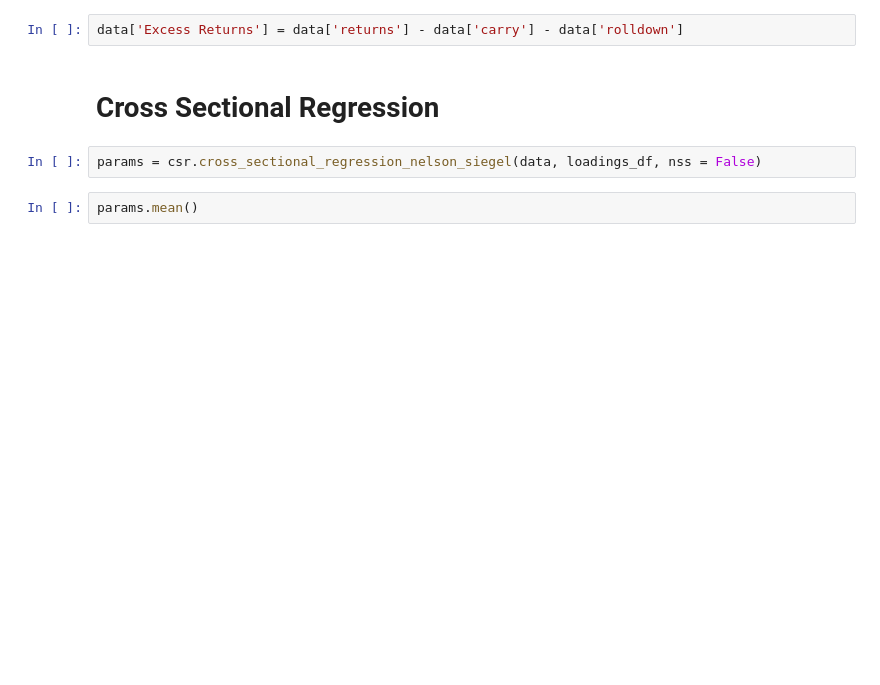
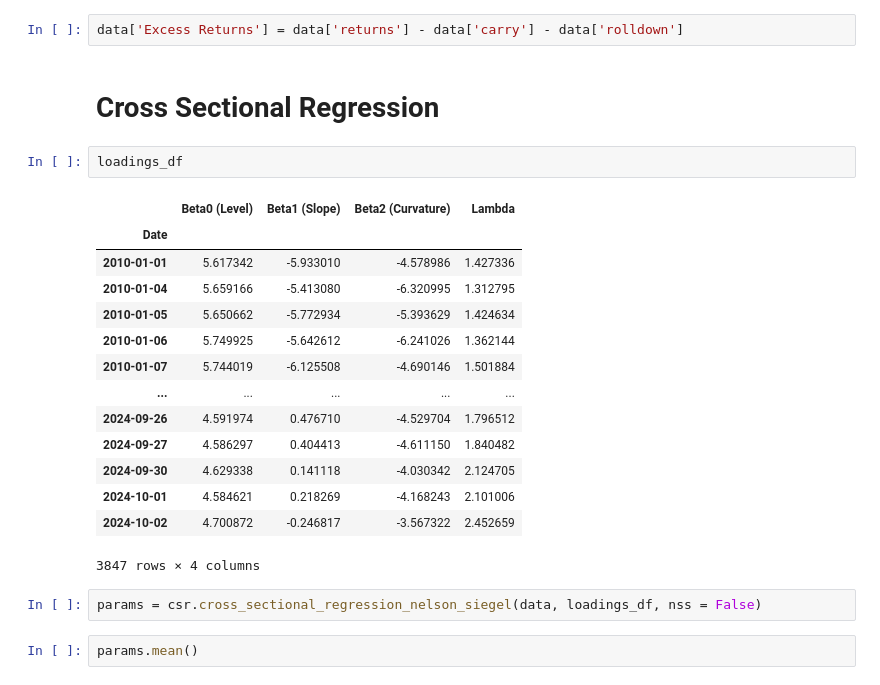
Before and after one commit to vittoriomanfriani/Fundamental-Factor-Model-for-Rates, a Jupyter notebook: project.ipynb, the cells around one changed output. Drawn from its saved outputs; the diff is of its cells as text; blank space fills up the shorter version.

```diff
--- a/project.ipynb
+++ b/project.ipynb
@@ -93,6 +93,23 @@ data = rd.compute_rolldown(data)
 data['Excess Returns'] = data['returns'] - data['carry'] - data['rolldown']
 # %% [markdown]
 # Cross Sectional Regression
+# %%
+loadings_df
+# %% [output]
+|  | Beta0 (Level) | Beta1 (Slope) | Beta2 (Curvature) | Lambda |
+| Date |  |  |  |  |
+| 2010-01-01 | 5.617342 | -5.933010 | -4.578986 | 1.427336 |
+| 2010-01-04 | 5.659166 | -5.413080 | -6.320995 | 1.312795 |
+| 2010-01-05 | 5.650662 | -5.772934 | -5.393629 | 1.424634 |
+| 2010-01-06 | 5.749925 | -5.642612 | -6.241026 | 1.362144 |
+| 2010-01-07 | 5.744019 | -6.125508 | -4.690146 | 1.501884 |
+| ... | ... | ... | ... | ... |
+| 2024-09-26 | 4.591974 | 0.476710 | -4.529704 | 1.796512 |
+| 2024-09-27 | 4.586297 | 0.404413 | -4.611150 | 1.840482 |
+| 2024-09-30 | 4.629338 | 0.141118 | -4.030342 | 2.124705 |
+| 2024-10-01 | 4.584621 | 0.218269 | -4.168243 | 2.101006 |
+| 2024-10-02 | 4.700872 | -0.246817 | -3.567322 | 2.452659 |
+3847 rows × 4 columns
 # %%
 params = csr.cross_sectional_regression_nelson_siegel(data, loadings_df, nss = False)
 # %%
```
Also changed, not shown: parts of 2 cells of this notebook, 2 other files.
